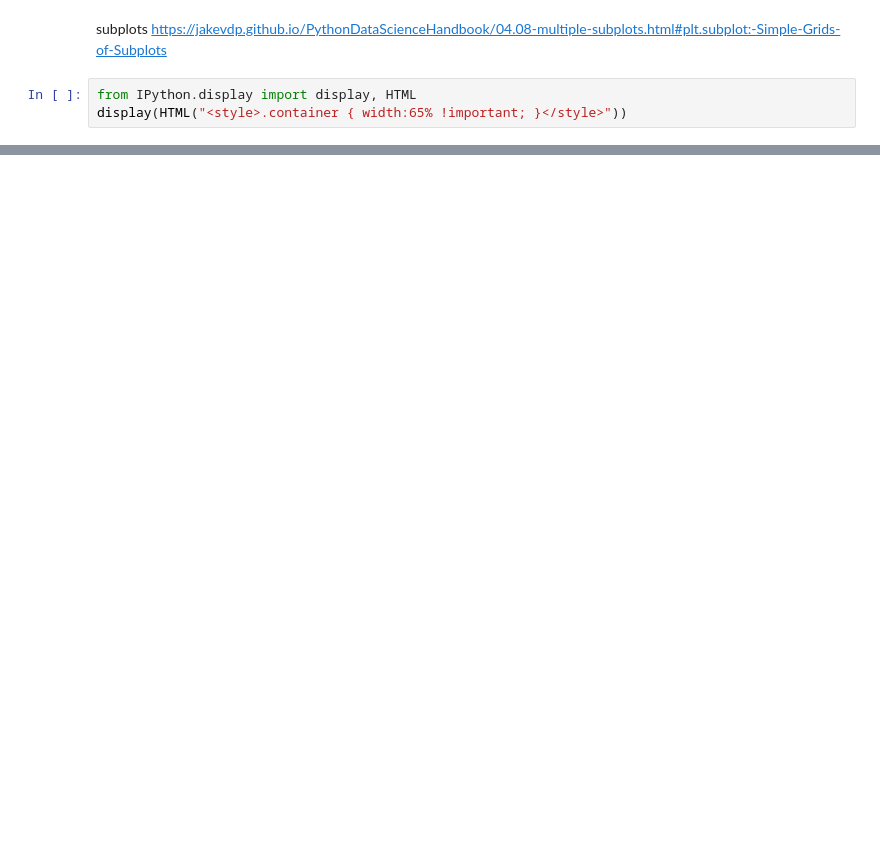
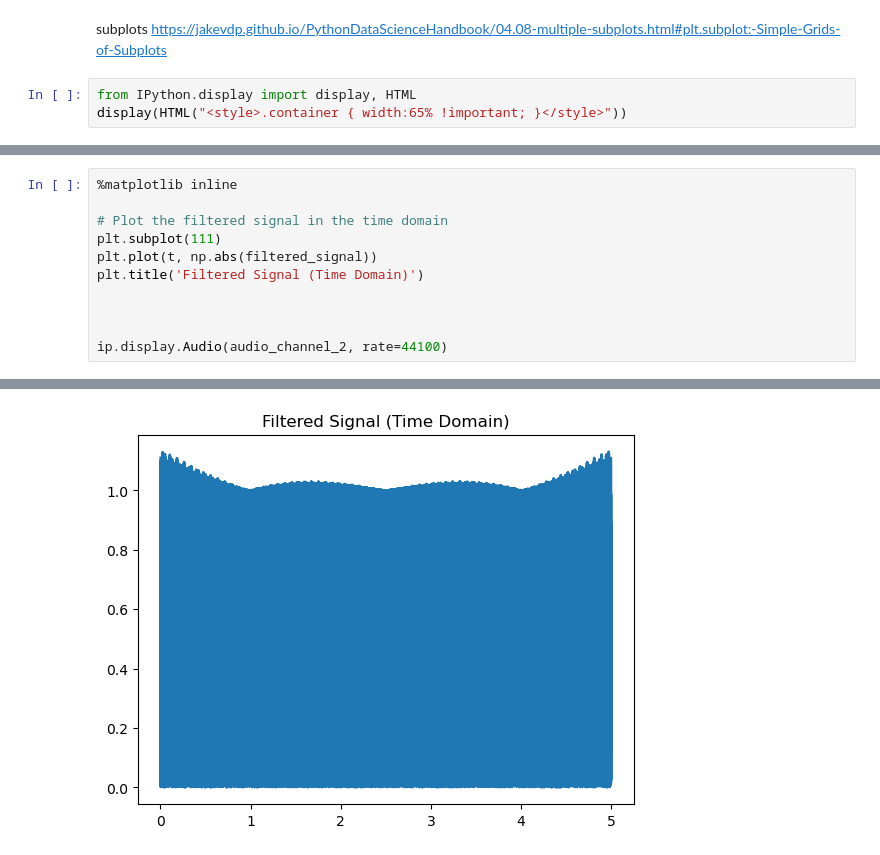
Before and after one commit to SandysPappy/FFT, a Jupyter notebook: vanilla_high_pass_filter.ipynb, the cells around one changed output, grey strips where cells are left out. Cells and saved outputs as stored; diff of their text form; blank space fills up the shorter version.

```diff
--- a/vanilla_high_pass_filter.ipynb
+++ b/vanilla_high_pass_filter.ipynb
@@ -137,0 +104,12 @@ ip.display.Audio(np.abs(pure_G), rate=44100)
+# %%
+%matplotlib inline
+
+# Plot the filtered signal in the time domain
+plt.subplot(111)
+plt.plot(t, np.abs(filtered_signal))
+plt.title('Filtered Signal (Time Domain)')
+
+
+
+ip.display.Audio(audio_channel_2, rate=44100)
+# %% [output]
@@ -137,0 +117 @@ ip.display.Audio(np.abs(pure_G), rate=44100)
+[figure, added]
```
Also changed, not shown: parts of 10 cells of this notebook.
